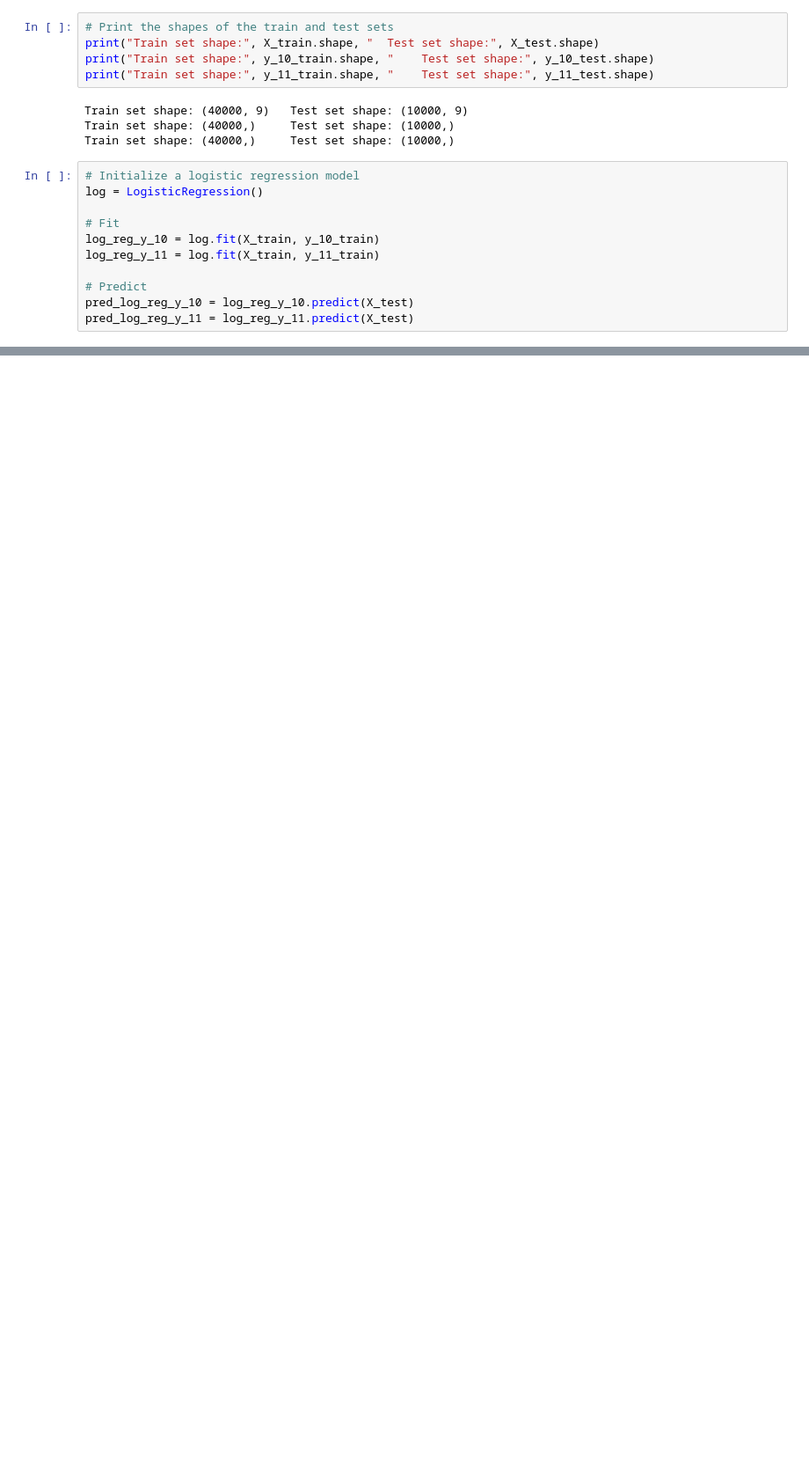
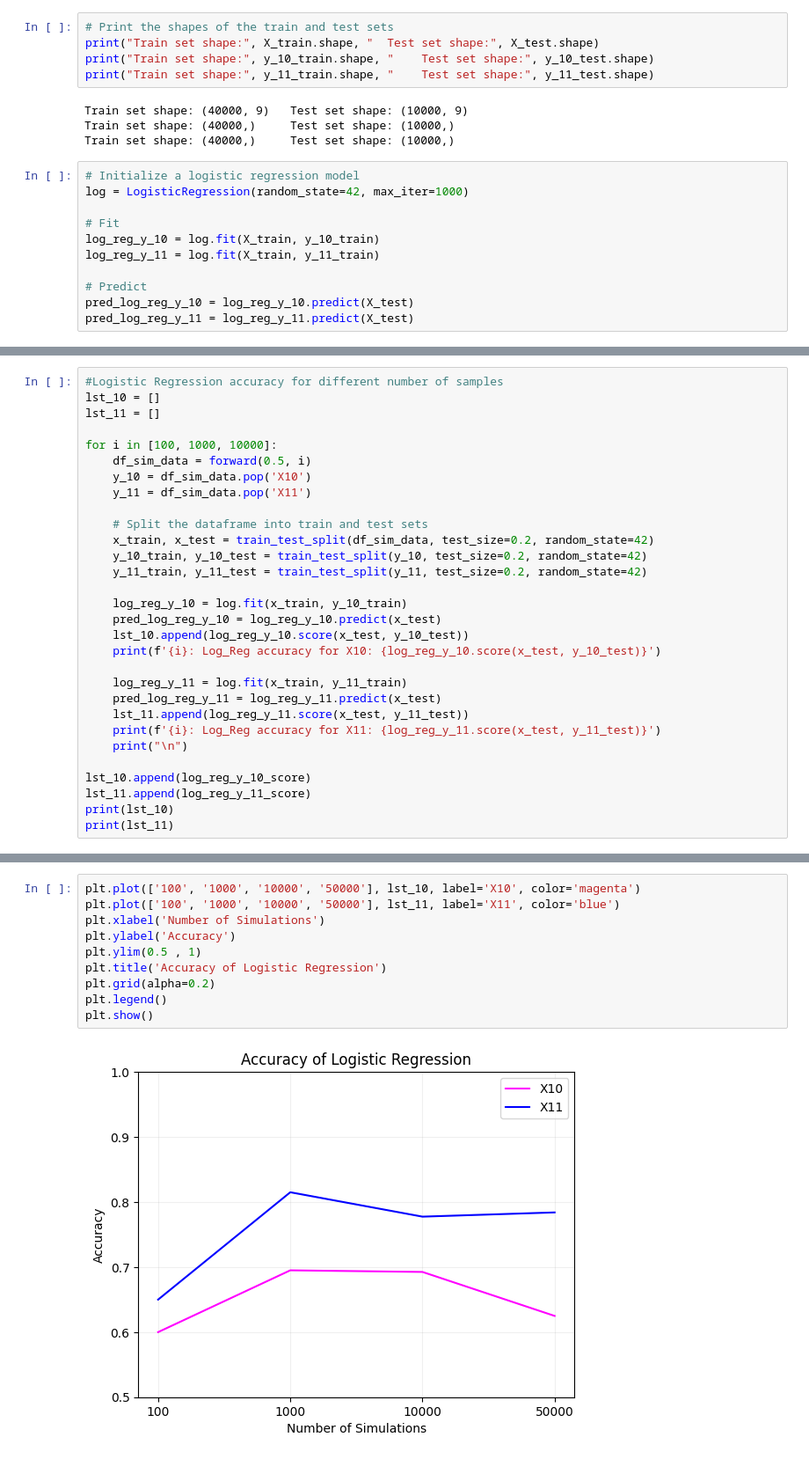
Before and after one commit to AblaZe42/MODCOM_PROJECT, a Jupyter notebook: part_i.ipynb, the cells around one changed output, grey strips where cells are left out. Shown at 88% size. Drawn from its saved outputs; the diff is of its cells as text; blank space fills up the shorter version.

```diff
--- a/part_i.ipynb
+++ b/part_i.ipynb
@@ -347,7 +346,7 @@ Train set shape: (40000,)     Test set shape: (10000,)
 Train set shape: (40000,)     Test set shape: (10000,)
 # %%
 # Initialize a logistic regression model
-log = LogisticRegression()
+log = LogisticRegression(random_state=42, max_iter=1000)
 
 # Fit
 log_reg_y_10 = log.fit(X_train, y_10_train)
@@ -363,3 +364,33 @@ print("Logistic Regression accuracy for X11: ", log_reg_y_11.score(X_test, y_11_
 # %% [output]
 Logistic Regression accuracy for X10:  0.6249
 Logistic Regression accuracy for X11:  0.784
+# %%
+#Logistic Regression accuracy for different number of samples
+lst_10 = []
+lst_11 = []
+
+for i in [100, 1000, 10000]:
+    df_sim_data = forward(0.5, i)
+    y_10 = df_sim_data.pop('X10')
+    y_11 = df_sim_data.pop('X11')
+
+    # Split the dataframe into train and test sets
+    x_train, x_test = train_test_split(df_sim_data, test_size=0.2, random_state=42)
+    y_10_train, y_10_test = train_test_split(y_10, test_size=0.2, random_state=42)
+    y_11_train, y_11_test = train_test_split(y_11, test_size=0.2, random_state=42)
+
+    log_reg_y_10 = log.fit(x_train, y_10_train)
+    pred_log_reg_y_10 = log_reg_y_10.predict(x_test)
+    lst_10.append(log_reg_y_10.score(x_test, y_10_test))
+    print(f'{i}: Log_Reg accuracy for X10: {log_reg_y_10.score(x_test, y_10_test)}')
+
+    log_reg_y_11 = log.fit(x_train, y_11_train)
+    pred_log_reg_y_11 = log_reg_y_11.predict(x_test)
+    lst_11.append(log_reg_y_11.score(x_test, y_11_test))
+    print(f'{i}: Log_Reg accuracy for X11: {log_reg_y_11.score(x_test, y_11_test)}')
+    print("\n")
+
+lst_10.append(log_reg_y_10_score)
+lst_11.append(log_reg_y_11_score)
+print(lst_10)
+print(lst_11)
@@ -365,0 +412,12 @@ Logistic Regression accuracy for X11:  0.784
+# %%
+plt.plot(['100', '1000', '10000', '50000'], lst_10, label='X10', color='magenta')
+plt.plot(['100', '1000', '10000', '50000'], lst_11, label='X11', color='blue')
+plt.xlabel('Number of Simulations')
+plt.ylabel('Accuracy')
+plt.ylim(0.5 , 1)
+plt.title('Accuracy of Logistic Regression')
+plt.grid(alpha=0.2)
+plt.legend()
+plt.show()
+# %% [output]
+[figure, added]
```
Also changed, not shown: parts of 9 cells of this notebook, 1 other file.
